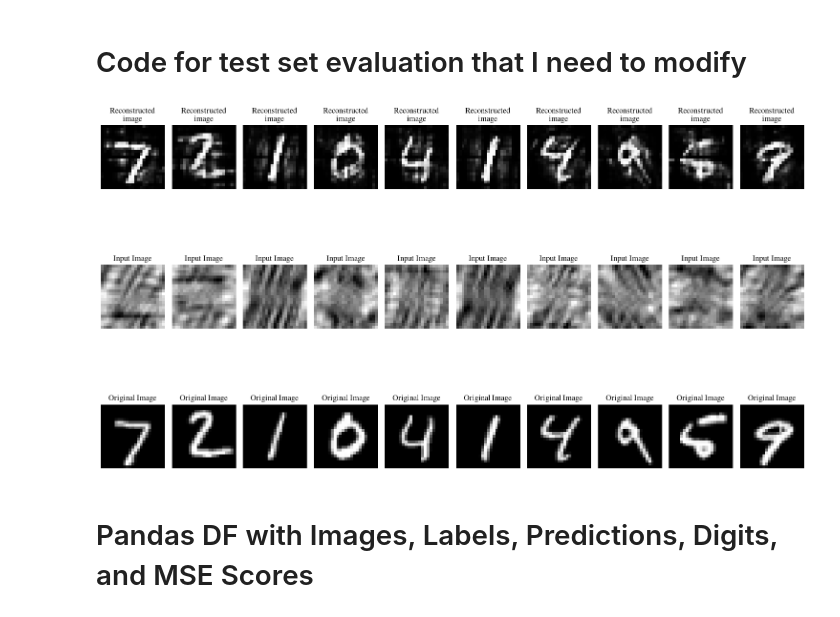
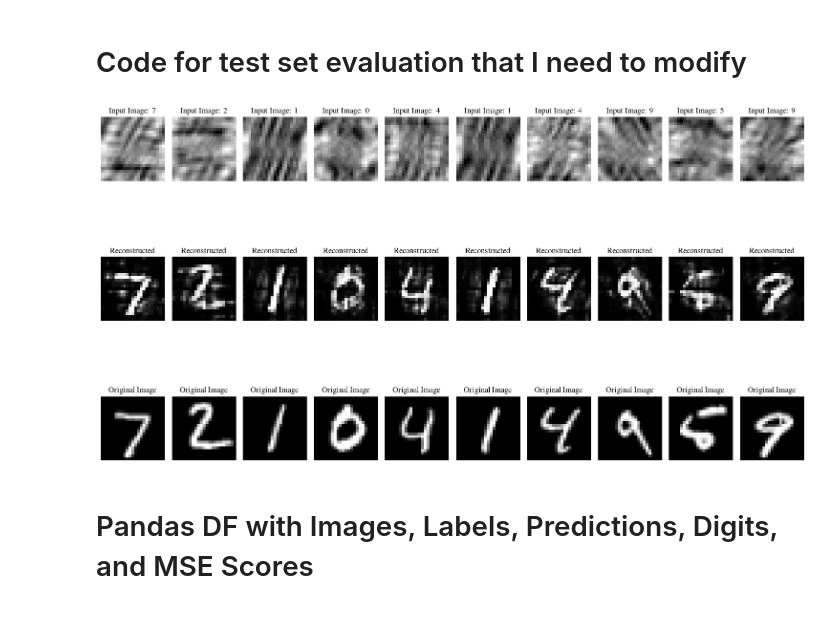
Before and after one commit to jornelasmunoz/UCM_Undergraduate_Research, a Jupyter notebook: jornelasmunoz/notebooks/CNN_Reconstruction.ipynb, the cells around one changed output. Saved outputs shown, nothing was run; the diff lists cells and outputs as text; code cells hidden in the pictures.

Commit message:
starting to do analysis on reconstruction performance

```diff
--- a/jornelasmunoz/notebooks/CNN_Reconstruction.ipynb
+++ b/jornelasmunoz/notebooks/CNN_Reconstruction.ipynb
@@ -150,3 +146,14 @@ Wall time: 2min 29s
+# %%
+%% time
+# Save encoded data
+filename_train = "../data/MNIST_mura_training"
+filename_test = "../data/MNIST_mura_test"
+#torch.save(mura_train_data, filename_train)
+#torch.save(mura_test_data, filename_test)
+
+# Load encoded data
+mura_train_data = torch.load(filename_train)
+mura_test_data = torch.load(filename_test)
 # %%
 # Printing 25 random images from the training dataset
 random_samples = np.random.randint(1, len(mura_train_data), (5))
@@ -489,7 +497,7 @@ with torch.no_grad():
             images_all.append(image)#.reshape(-1, model.img_size, model.img_size))
             labels_all.append(label)#.reshape(-1, model.img_size, model.img_size))
             predicted_all.append(prediction)#.reshape(-1, model.img_size, model.img_size))
-            digit_labels_all.append(digit)
+            digit_labels_all.append(digit.numpy())
 
 
 
@@ -507,48 +515,51 @@ with torch.no_grad():
 # Plotting reconstructed images
 # Initializing subplot counter
 counter = 1
-val = test_outputs['pred']#.numpy()
-
-# Plotting first 10 images of the batch
-for idx in range(10):
-    plt.subplot(3, 10, counter)
-    plt.title("Reconstructed \n image")
-    plt.imshow(val[idx].reshape(model.img_size, model.img_size), cmap='gray')
-    plt.axis('off')
-
-    # Incrementing subplot counter
-    counter += 1
 
 # Plotting original images
 
 # Plotting first 10 images
 for idx in range(10):
     val = test_outputs['img']
     plt.subplot(3, 10, counter)
     plt.imshow(val[idx].reshape(model.img_size, model.img_size), cmap='gray')
-    plt.title("Input Image")
+    plt.title(f"Input Image: {test_outputs['digit'][idx]}")
+    plt.axis('off')
+
+    # Incrementing subplot counter
+    counter += 1
+
+# Plotting reconstructions
+val = test_outputs['pred']#.numpy()
+
+# Plotting first 10 images of the batch
+for idx in range(10):
+    plt.subplot(3, 10, counter)
+    plt.title("Reconstructed")
+    plt.imshow(val[idx].reshape(model.img_size, model.img_size), cmap='gray')
     plt.axis('off')
 
     # Incrementing subplot counter
     counter += 1
 
 # Plotting label images
 
 # Plotting first 10 images
 for idx in range(10):
     val = test_outputs['label']
     plt.subplot(3, 10, counter)
     plt.imshow(val[idx].reshape(model.img_size, model.img_size), cmap='gray')
     plt.title("Original Image")
     plt.axis('off')
 
     # Incrementing subplot counter
     counter += 1
 
+
 plt.tight_layout()
 plt.show()
 # %% [output]
-[figure, old version]
+[figure, new version]
 # %% [markdown]
 # Pandas DF with Images, Labels, Predictions, Digits, and MSE Scores
 # %%
```
Also changed, not shown: parts of 11 cells of this notebook.
